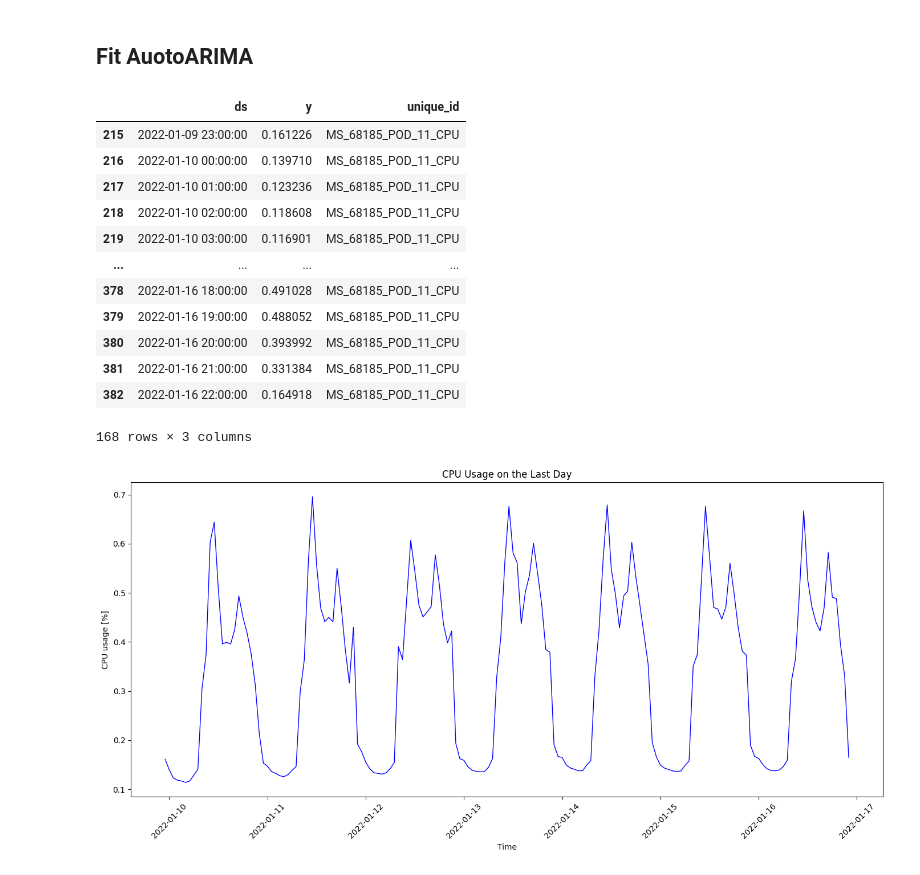
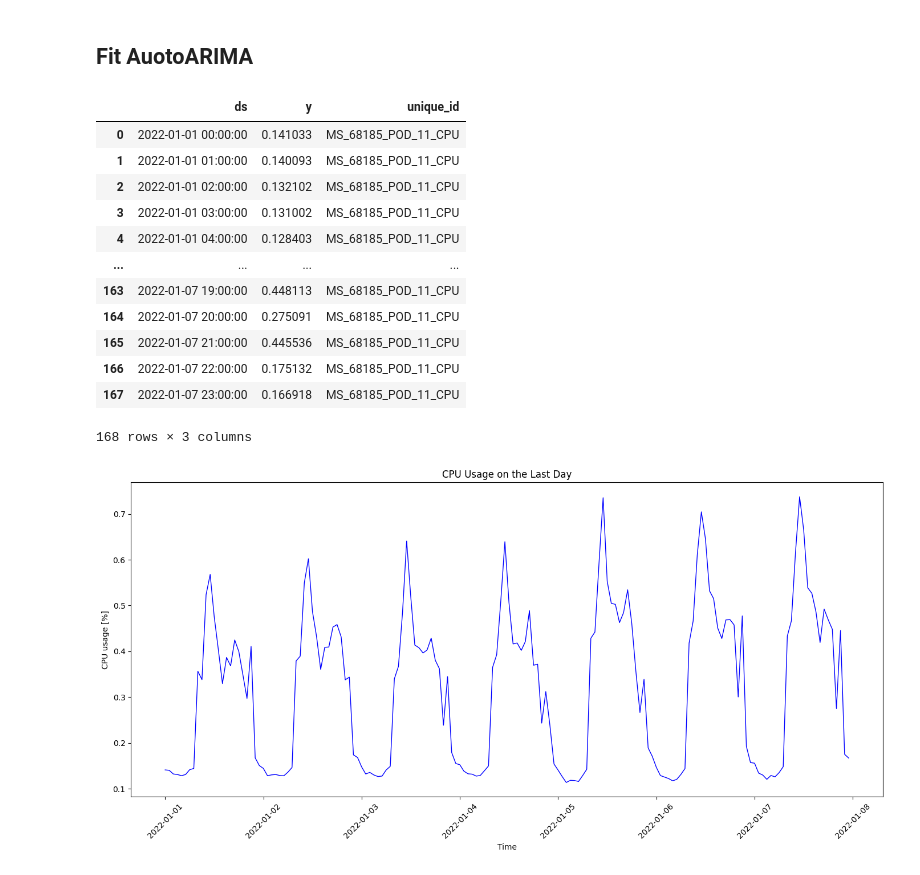
Before and after one commit to srosignoli/OpenCostForecast, a Jupyter notebook: TimeSeriesResearch/MS_68185_POD_11_multiplemodels_CPU_crossvalidation.ipynb, the cells around one changed output. Cells and saved outputs as stored; diff of their text form; code cells hidden in the pictures.

```diff
--- a/TimeSeriesResearch/MS_68185_POD_11_multiplemodels_CPU_crossvalidation.ipynb
+++ b/TimeSeriesResearch/MS_68185_POD_11_multiplemodels_CPU_crossvalidation.ipynb
@@ -8,45 +8,46 @@ import pandas as pd
 file_path = 'MS_68185_POD_11_CPU.csv'
 data = pd.read_csv(file_path, parse_dates=True)
 
 # Convert the timestamp to the desired format
 # Start date is 01/01/2022
 start_date = pd.Timestamp('2022-01-01')
 
 # Convert the timestamp from milliseconds to seconds and add it to the start date
 data['timestamp'] = data['timestamp'].apply(lambda x: start_date + pd.Timedelta(seconds=x/1000))
 
 
 # Creating the two univariate datasets with the corrected timestamp
 cpu_usage_dataset_with_corrected_timestamp = data[['timestamp', 'cpu_utilization']].copy()
 cpu_usage_dataset_with_corrected_timestamp  = cpu_usage_dataset_with_corrected_timestamp.rename(columns={'cpu_utilization': 'y', 'timestamp': 'ds'})
 
 #Resample to hours
 cpu_usage_dataset_with_corrected_timestamp['ds'] = pd.to_datetime(cpu_usage_dataset_with_corrected_timestamp['ds'])
 cpu_usage_dataset_with_corrected_timestamp.set_index('ds', inplace=True)
 cpu_usage_dataset_with_corrected_timestamp = cpu_usage_dataset_with_corrected_timestamp.resample('H').mean()
+cpu_usage_dataset_with_corrected_timestamp = cpu_usage_dataset_with_corrected_timestamp.fillna(0)
 
 cpu_usage_dataset_with_corrected_timestamp = cpu_usage_dataset_with_corrected_timestamp.reset_index()
 
 
 cpu_usage_dataset_with_corrected_timestamp['unique_id'] = 'MS_68185_POD_11_CPU'
 
-cpu_usage_dataset_with_corrected_timestamp = cpu_usage_dataset_with_corrected_timestamp.tail(7*24) #Select last 7 days of data to make example faster
+cpu_usage_dataset_with_corrected_timestamp = cpu_usage_dataset_with_corrected_timestamp.head(7*24) #Select last 7 days of data to make example faster
 
 # Displaying the first few rows of each corrected dataset to verify
 cpu_usage_dataset_with_corrected_timestamp
 # %% [output]
 |  | ds | y | unique_id |
-| 215 | 2022-01-09 23:00:00 | 0.161226 | MS_68185_POD_11_CPU |
-| 216 | 2022-01-10 00:00:00 | 0.139710 | MS_68185_POD_11_CPU |
-| 217 | 2022-01-10 01:00:00 | 0.123236 | MS_68185_POD_11_CPU |
-| 218 | 2022-01-10 02:00:00 | 0.118608 | MS_68185_POD_11_CPU |
-| 219 | 2022-01-10 03:00:00 | 0.116901 | MS_68185_POD_11_CPU |
+| 0 | 2022-01-01 00:00:00 | 0.141033 | MS_68185_POD_11_CPU |
+| 1 | 2022-01-01 01:00:00 | 0.140093 | MS_68185_POD_11_CPU |
+| 2 | 2022-01-01 02:00:00 | 0.132102 | MS_68185_POD_11_CPU |
+| 3 | 2022-01-01 03:00:00 | 0.131002 | MS_68185_POD_11_CPU |
+| 4 | 2022-01-01 04:00:00 | 0.128403 | MS_68185_POD_11_CPU |
 | ... | ... | ... | ... |
-| 378 | 2022-01-16 18:00:00 | 0.491028 | MS_68185_POD_11_CPU |
-| 379 | 2022-01-16 19:00:00 | 0.488052 | MS_68185_POD_11_CPU |
-| 380 | 2022-01-16 20:00:00 | 0.393992 | MS_68185_POD_11_CPU |
-| 381 | 2022-01-16 21:00:00 | 0.331384 | MS_68185_POD_11_CPU |
-| 382 | 2022-01-16 22:00:00 | 0.164918 | MS_68185_POD_11_CPU |
+| 163 | 2022-01-07 19:00:00 | 0.448113 | MS_68185_POD_11_CPU |
+| 164 | 2022-01-07 20:00:00 | 0.275091 | MS_68185_POD_11_CPU |
+| 165 | 2022-01-07 21:00:00 | 0.445536 | MS_68185_POD_11_CPU |
+| 166 | 2022-01-07 22:00:00 | 0.175132 | MS_68185_POD_11_CPU |
+| 167 | 2022-01-07 23:00:00 | 0.166918 | MS_68185_POD_11_CPU |
 168 rows × 3 columns
 # %%
 import matplotlib.pyplot as plt
@@ -62,7 +63,7 @@ plt.tight_layout()
 
 plt.show()
 # %% [output]
-[figure, old version]
+[figure, new version]
 # %%
 from statsforecast import StatsForecast
 # %%
```
Also changed, not shown: parts of 9 cells of this notebook, 5 other files.
